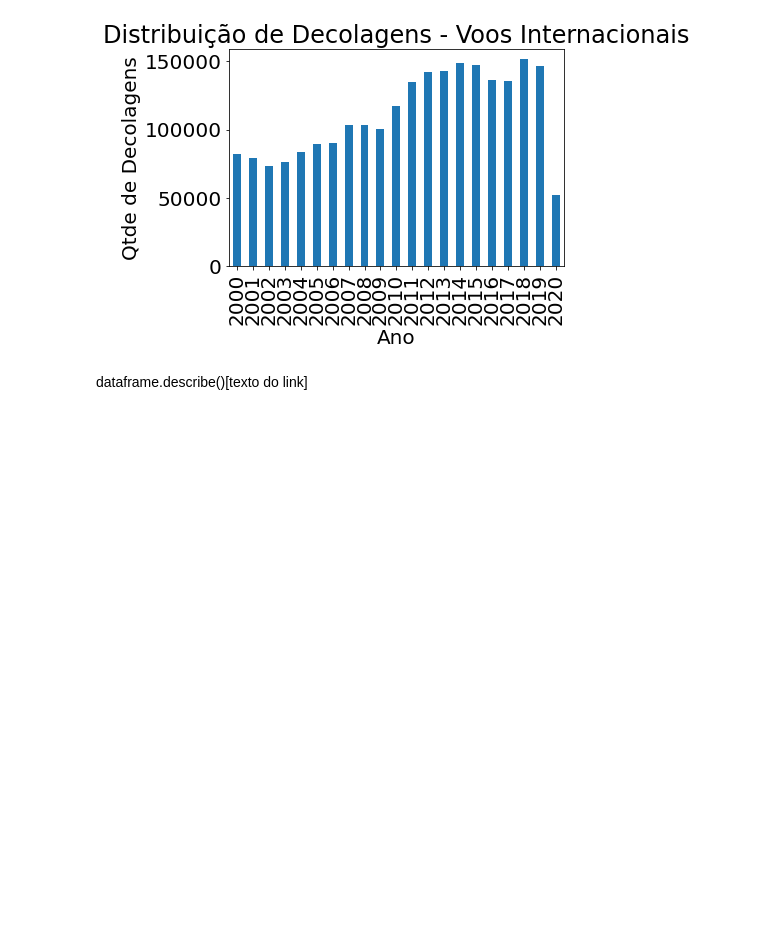
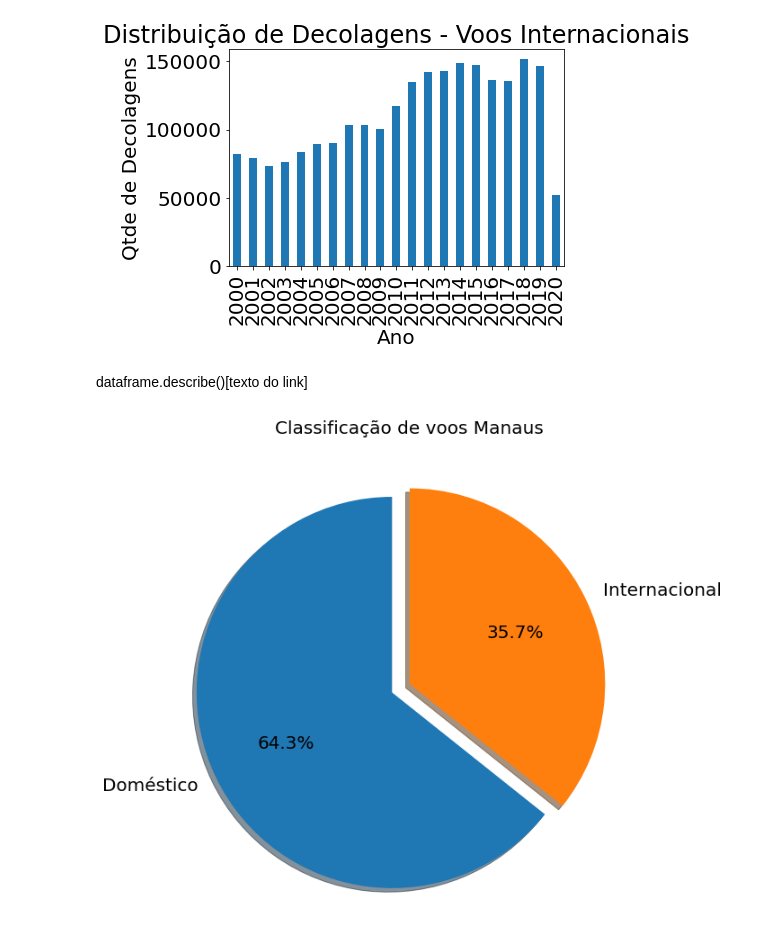
Before and after one commit to MaisaVidal/trabalho_estatistica, a Jupyter notebook: Trabalho_Estatistica_Final.ipynb, the cells around one changed output. Cells and saved outputs as stored; diff of their text form; code cells hidden in the pictures; blank space fills up the shorter version.

```diff
--- a/Trabalho_Estatistica_Final.ipynb
+++ b/Trabalho_Estatistica_Final.ipynb
@@ -160,2 +198,11 @@ dataset.loc[dataset.NATUREZA == 'INTERNACIONAL'].groupby(['ANO'])['DECOLAGENS'].
+# %%
+def plotPizza(colum,*item):
+  plt.rcParams.update({'font.size':20})
+  label = [*item]
+  x = _dataset_manaus.groupby(by=colum).size()
+  explode = (0.1,0)
+  plt.figure(figsize=(10,10))
+  plt.pie(x=x, labels=label,explode=explode, autopct='%1.1f%%', startangle=90, shadow=True)
+  plt.title('Classificação de voos Manaus',fontsize=20)
 # %% [markdown]
 dataframe.describe()[texto do link]
@@ -161,0 +241,4 @@ dataframe.describe()[texto do link]
+# %%
+plotPizza('NATUREZA','Doméstico', 'Internacional')
+# %% [output]
+[figure, added]
```
Also changed, not shown: parts of 14 cells of this notebook.
